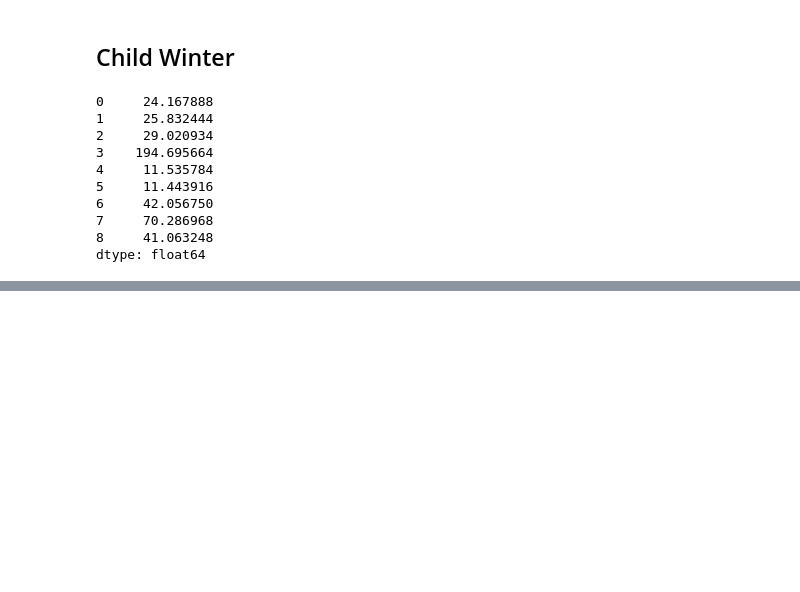
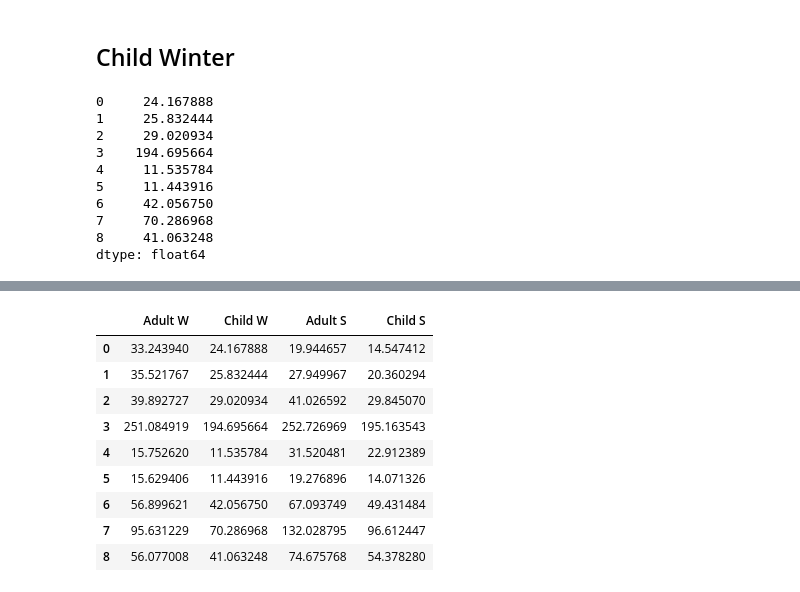
Before and after one commit to rakibhhridoy/OnGoingStudy, a Jupyter notebook: Buriganga/HealthRiskAssesment.ipynb, the cells around one changed output, grey strips where cells are left out. Saved outputs shown, nothing was run; the diff lists cells and outputs as text; code cells hidden in the pictures; blank space fills up the shorter version.

```diff
--- a/Buriganga/HealthRiskAssesment.ipynb
+++ b/Buriganga/HealthRiskAssesment.ipynb
@@ -2324,0 +2150,20 @@ def hq_non_adult(ds):
+# %%
+hi = pd.DataFrame(data={
+    "Adult W": hiwa,
+    "Child W": hiwc,
+    "Adult S": hisa,
+    "Child S": hisc,
+})
+
+hi
+# %% [output]
+|  | Adult W | Child W | Adult S | Child S |
+| 0 | 33.243940 | 24.167888 | 19.944657 | 14.547412 |
+| 1 | 35.521767 | 25.832444 | 27.949967 | 20.360294 |
+| 2 | 39.892727 | 29.020934 | 41.026592 | 29.845070 |
+| 3 | 251.084919 | 194.695664 | 252.726969 | 195.163543 |
+| 4 | 15.752620 | 11.535784 | 31.520481 | 22.912389 |
+| 5 | 15.629406 | 11.443916 | 19.276896 | 14.071326 |
+| 6 | 56.899621 | 42.056750 | 67.093749 | 49.431484 |
+| 7 | 95.631229 | 70.286968 | 132.028795 | 96.612447 |
+| 8 | 56.077008 | 41.063248 | 74.675768 | 54.378280 |
```
Also changed, not shown: parts of 23 cells of this notebook, 2 other files.
